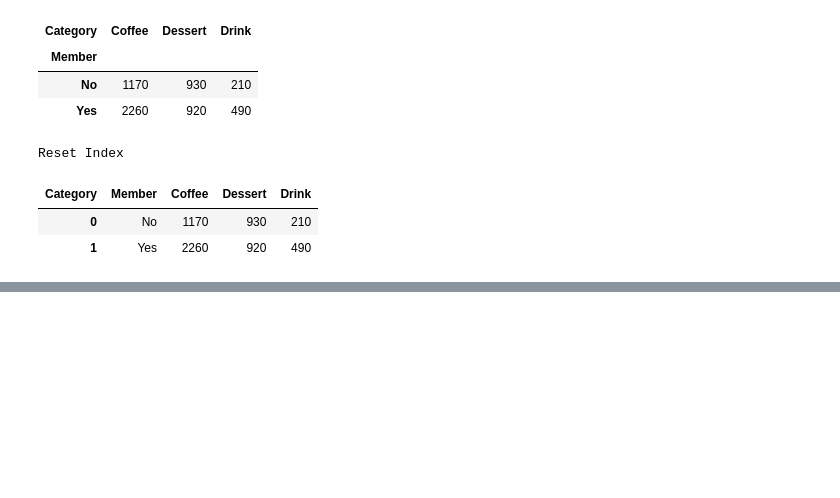
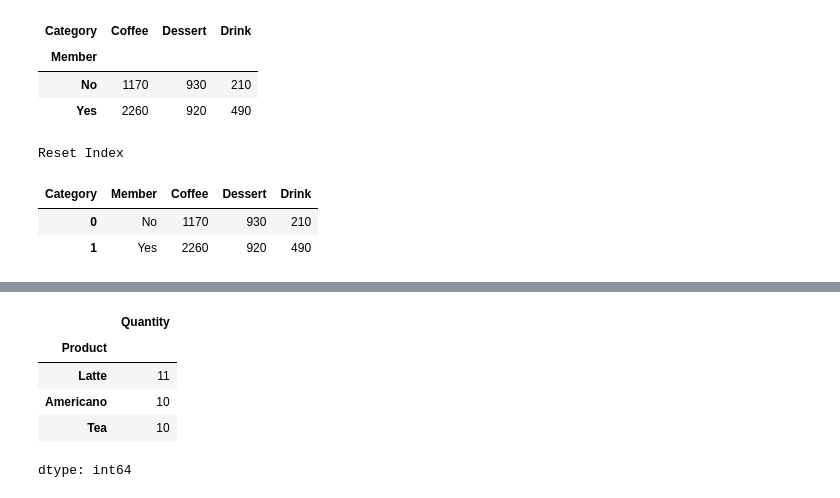
Before and after one commit to kk910925/Data-Analysis, a Jupyter notebook: Coffee_Shop.ipynb, the cells around one changed output, grey strips where cells are left out. Cells and saved outputs as stored; diff of their text form; code cells hidden in the pictures; blank space fills up the shorter version.

```diff
--- a/Coffee_Shop.ipynb
+++ b/Coffee_Shop.ipynb
@@ -219,0 +251,10 @@ Reset Index
+# %%
+top_3_products = df.groupby('Product')['Quantity'].sum().nlargest(3)
+display(top_3_products)
+# %% [output]
+|  | Quantity |
+| Product |  |
+| Latte | 11 |
+| Americano | 10 |
+| Tea | 10 |
+dtype: int64
```
Also changed, not shown: parts of 5 cells of this notebook.
